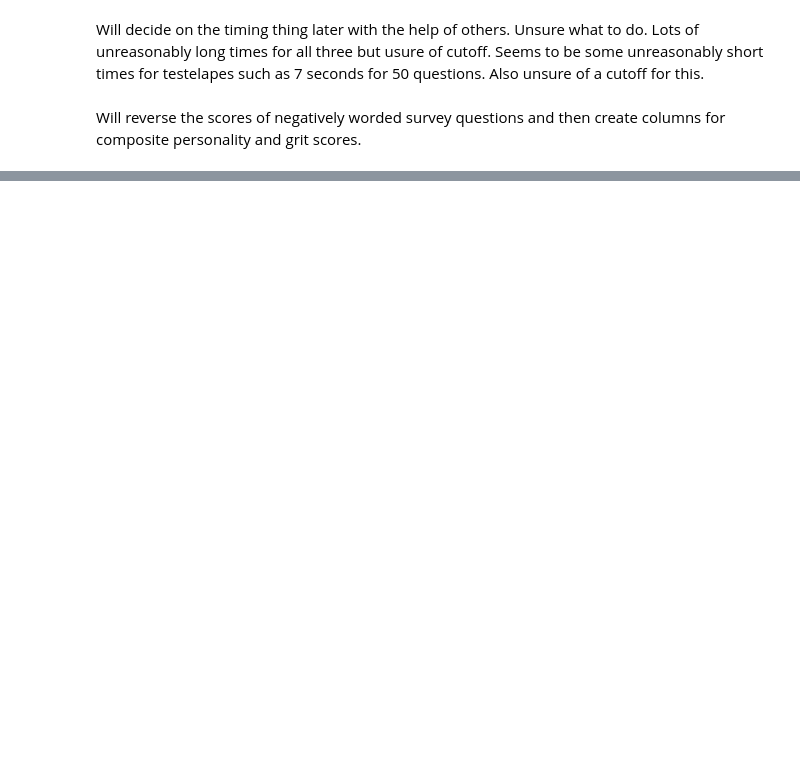
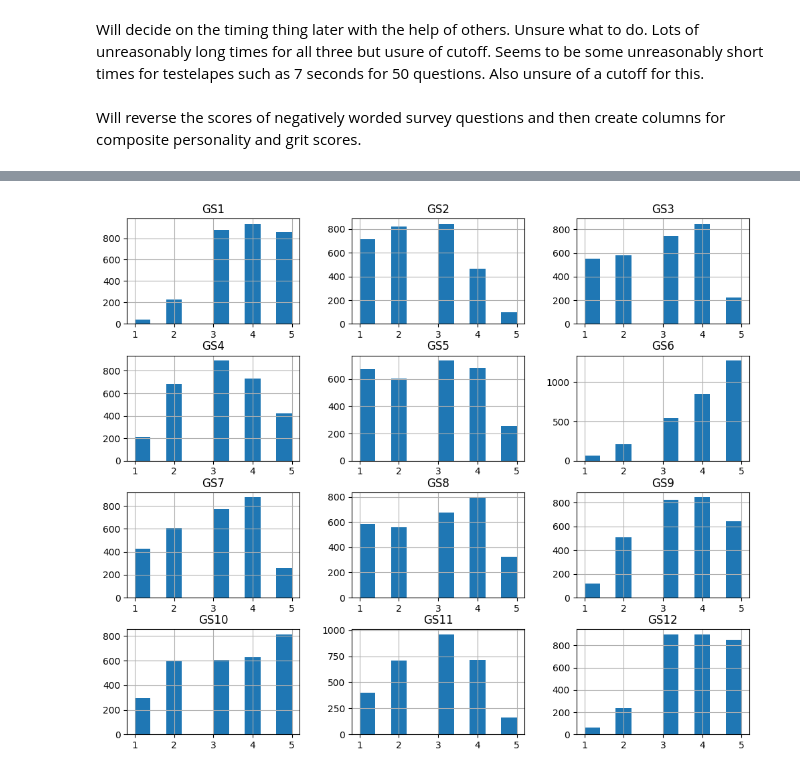
Before and after one commit to Rishik15/BTT_GM2, a Jupyter notebook: gritdatacleaning.ipynb, the cells around one changed output, grey strips where cells are left out. Saved outputs shown, nothing was run; the diff lists cells and outputs as text; code cells hidden in the pictures; blank space fills up the shorter version.

```diff
--- a/gritdatacleaning.ipynb
+++ b/gritdatacleaning.ipynb
@@ -417,7 +417,7 @@ Will decide on the timing thing later with the help of others. Unsure what to do
 # %% [markdown]
 Will reverse the scores of negatively worded survey questions and then create columns for composite personality and grit scores.
 # %%
-reverse_items = ["E2", "E4", "E6", "E8", "E10", "N1", "N3", "N5", "N6", "N7", "N8", "N9", "N10", "A1", "A3", "A5", "A7", "C2", "C4", "C6", "C8", "O2", "O4", "O6", "GS2", "GS3", "GS5", "GS7", "GS8", "GS11"]
+reverse_items = ["E2", "E4", "E6", "E8", "E10", "N1", "N3", "N5", "N6", "N7", "N8", "N9", "N10", "A1", "A3", "A5", "A7", "C2", "C4", "C6", "C8", "O2", "O4", "O6", "GS1", "GS4", "GS6", "GS9", "GS10", "GS12"]
 df[reverse_items] = 6 - df[reverse_items]
 # %%
 extraversion_items = ["E1","E2","E3","E4","E5","E6","E7","E8","E9","E10"]
@@ -439,0 +462,5 @@ df.shape
+# %%
+df[gritColumns].hist(figsize=(12,10))
+plt.show()
+# %% [output]
+[figure, added]
```
Also changed, not shown: parts of 29 cells of this notebook.
